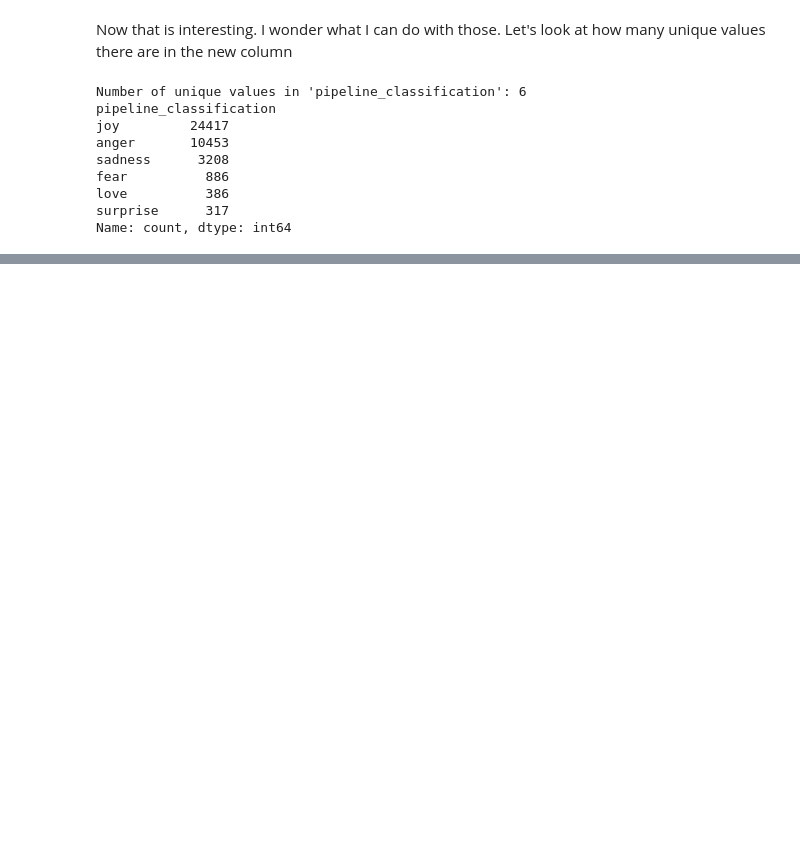
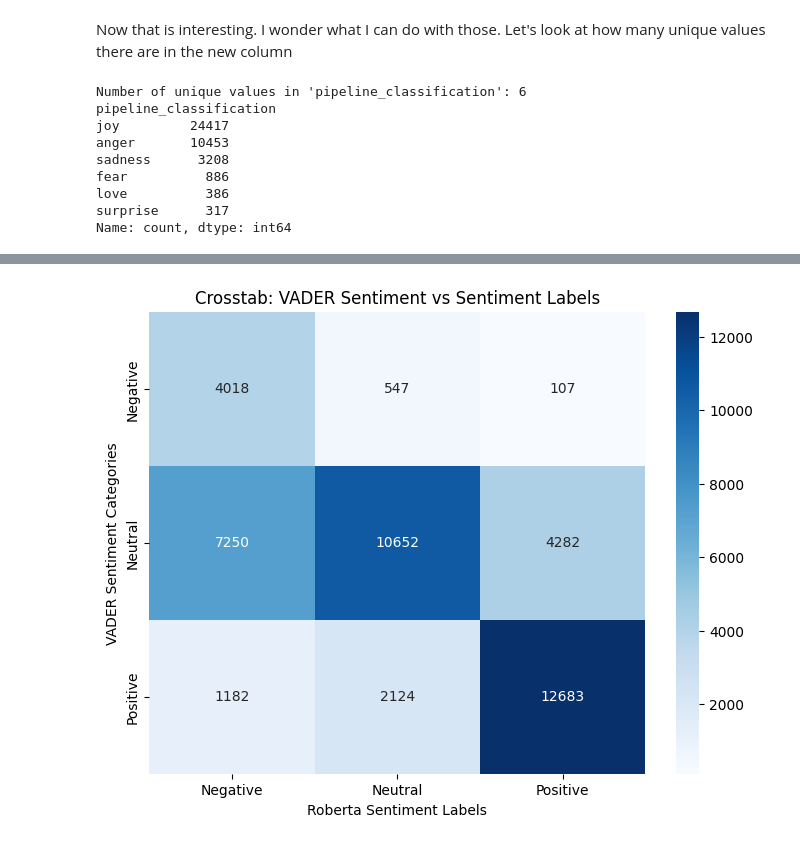
Before and after one commit to drpafowler/module-07-philip, a Jupyter notebook: article-summarizer.ipynb, the cells around one changed output, grey strips where cells are left out. Saved outputs shown, nothing was run; the diff lists cells and outputs as text; code cells hidden in the pictures; blank space fills up the shorter version.

```diff
--- a/article-summarizer.ipynb
+++ b/article-summarizer.ipynb
@@ -957,0 +1115,32 @@ plt.show()
+# %%
+# Define the mapping from VADER scores to descriptive sentiment categories
+def categorize_vader_sentiment(score):
+    if score <= -0.05:
+        return 'Negative'
+    elif score >= 0.05:
+        return 'Positive'
+    else:
+        return 'Neutral'
+
+# Apply the categorization to the 'toekn_score' column
+df_trump_tweets_one_hot['vader_sentiment_category'] = df_trump_tweets_one_hot['token_score'].apply(categorize_vader_sentiment)
+
+# The unique count of the VADER sentiment categories
+unique_vader_sentiment_categories = df_trump_tweets_one_hot['vader_sentiment_category'].value_counts()
+print("Unique count of VADER sentiment categories:")
+print(unique_vader_sentiment_categories)
+
+# The statistics for the VADER sentiment scores
+mean_vader_sentiment_score = df_trump_tweets_one_hot['token_score'].mean()
+median_vader_sentiment_score = df_trump_tweets_one_hot['token_score'].median()
+max_vader_sentiment_score = df_trump_tweets_one_hot['token_score'].max()
+min_vader_sentiment_score = df_trump_tweets_one_hot['token_score'].min()
+mode_vader_sentiment_score = df_trump_tweets_one_hot['token_score'].mode()[0]
+
+# Display the statistics
+print("\nStatistics for VADER sentiment scores:")
+print(f"Mean: {mean_vader_sentiment_score:.2f}")
+print(f"Median: {median_vader_sentiment_score:.2f}")
+print(f"Max: {max_vader_sentiment_score:.2f}")
+print(f"Min: {min_vader_sentiment_score:.2f}")
+print(f"Mode: {mode_vader_sentiment_score:.2f}")
@@ -957,0 +1171,14 @@ plt.show()
+# %%
+
+# Create a crosstab to compare VADER sentiment categories with sentiment labels
+crosstab = pd.crosstab(df_trump_tweets_one_hot['vader_sentiment_category'], df_trump_tweets_one_hot['sentiment_label'])
+
+# Plot the crosstab as a heatmap
+plt.figure(figsize=(8, 6))
+sns.heatmap(crosstab, annot=True, fmt='d', cmap='Blues')
+plt.xlabel('Roberta Sentiment Labels')
+plt.ylabel('VADER Sentiment Categories')
+plt.title('Crosstab: VADER Sentiment vs Sentiment Labels')
+plt.show()
+# %% [output]
+[figure, added]
```
Also changed, not shown: parts of 22 cells of this notebook.
